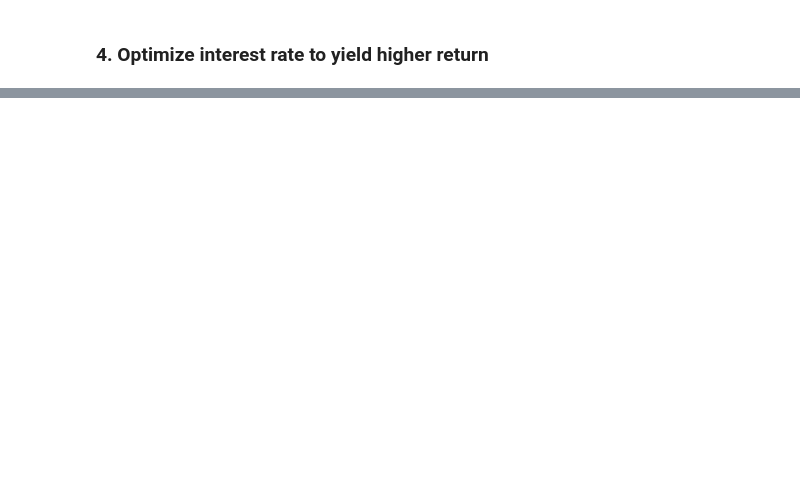
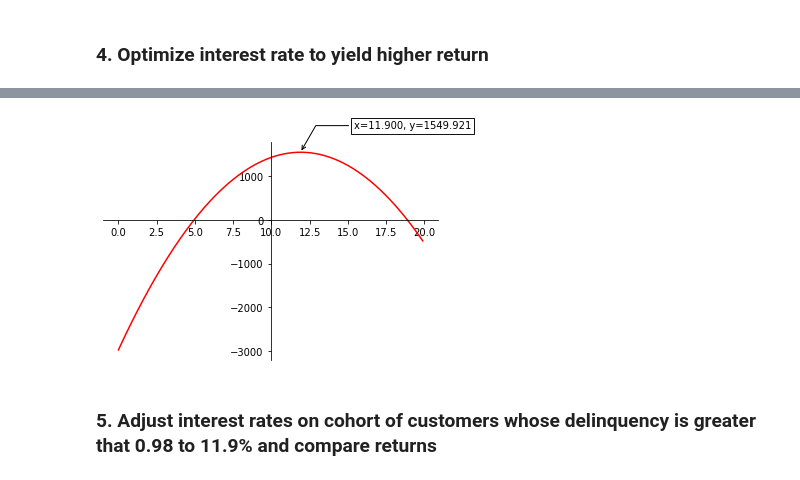
Before and after one commit to Kevan123/CostRewardOptimizationForBankLoanApprovals, a Jupyter notebook: Bank_Delinquency_Interest_Rate_Optimization.ipynb, the cells around one changed output, grey strips where cells are left out. Cells and saved outputs as stored; diff of their text form; code cells hidden in the pictures; blank space fills up the shorter version.

```diff
--- a/Bank_Delinquency_Interest_Rate_Optimization.ipynb
+++ b/Bank_Delinquency_Interest_Rate_Optimization.ipynb
@@ -190,0 +196,34 @@ print (max_x, max_y)
+# %%
+x = np.arange(0, 20, 0.1)
+y = 759.44824 * x + -31.85970 * x**2 + -2975.86140
+
+# setting the axes at the centre
+fig = plt.figure()
+ax = fig.add_subplot(1, 1, 1)
+ax.spines['left'].set_position('center')
+ax.spines['bottom'].set_position('zero')
+ax.spines['right'].set_color('none')
+ax.spines['top'].set_color('none')
+ax.xaxis.set_ticks_position('bottom')
+ax.yaxis.set_ticks_position('left')
+
+def annot_max(x,y, ax=None):
+    xmax = x[np.argmax(y)]
+    ymax = y.max()
+    text= "x={:.3f}, y={:.3f}".format(xmax, ymax)
+    if not ax:
+        ax=plt.gca()
+    bbox_props = dict(boxstyle="square,pad=0.3", fc="w", ec="k", lw=0.92)
+    arrowprops=dict(arrowstyle="->",connectionstyle="angle,angleA=0,angleB=60")
+    kw = dict(xycoords='data',textcoords="axes fraction",
+              arrowprops=arrowprops, bbox=bbox_props, ha="right", va="top")
+    ax.annotate(text, xy=(xmax, ymax), xytext=(1.1,1.1), **kw)
+
+annot_max(x,y)
+# plot the function
+plt.plot(x, y, 'r')
+
+# show the plot
+plt.show()
+# %% [output]
+[figure, added]
@@ -190,0 +232,2 @@ print (max_x, max_y)
+# %% [markdown]
+### 5. Adjust interest rates on cohort of customers whose delinquency is greater that 0.98 to 11.9% and compare returns
```
Also changed, not shown: parts of 25 cells of this notebook.
